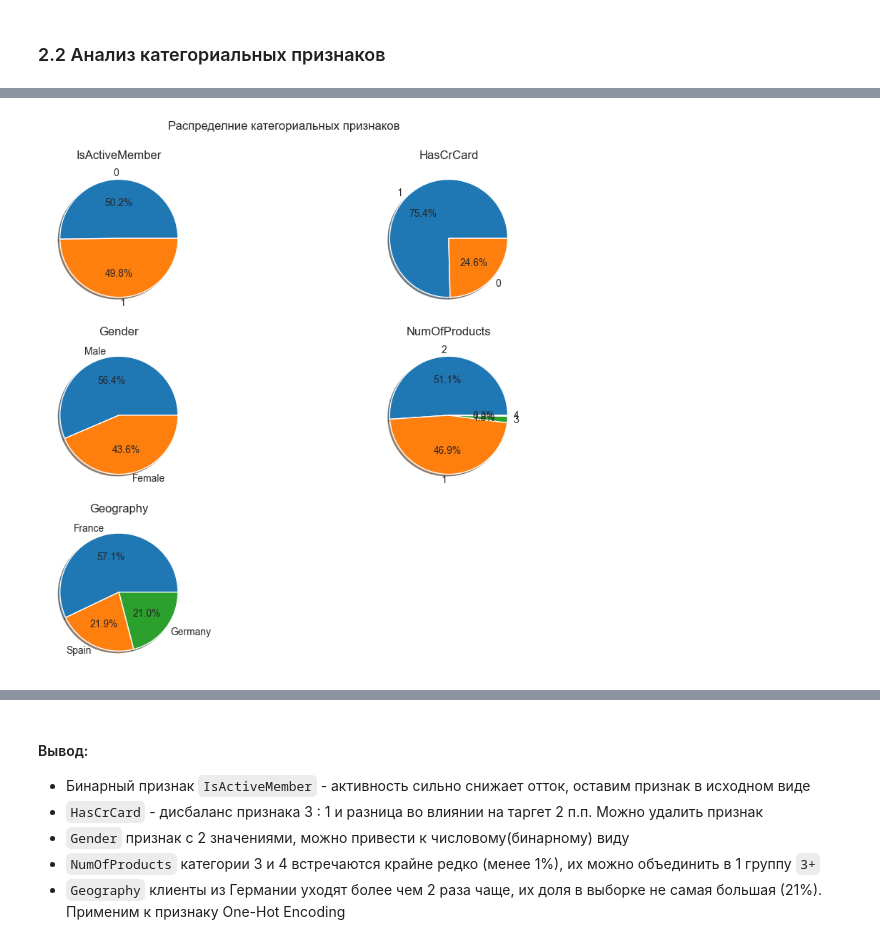
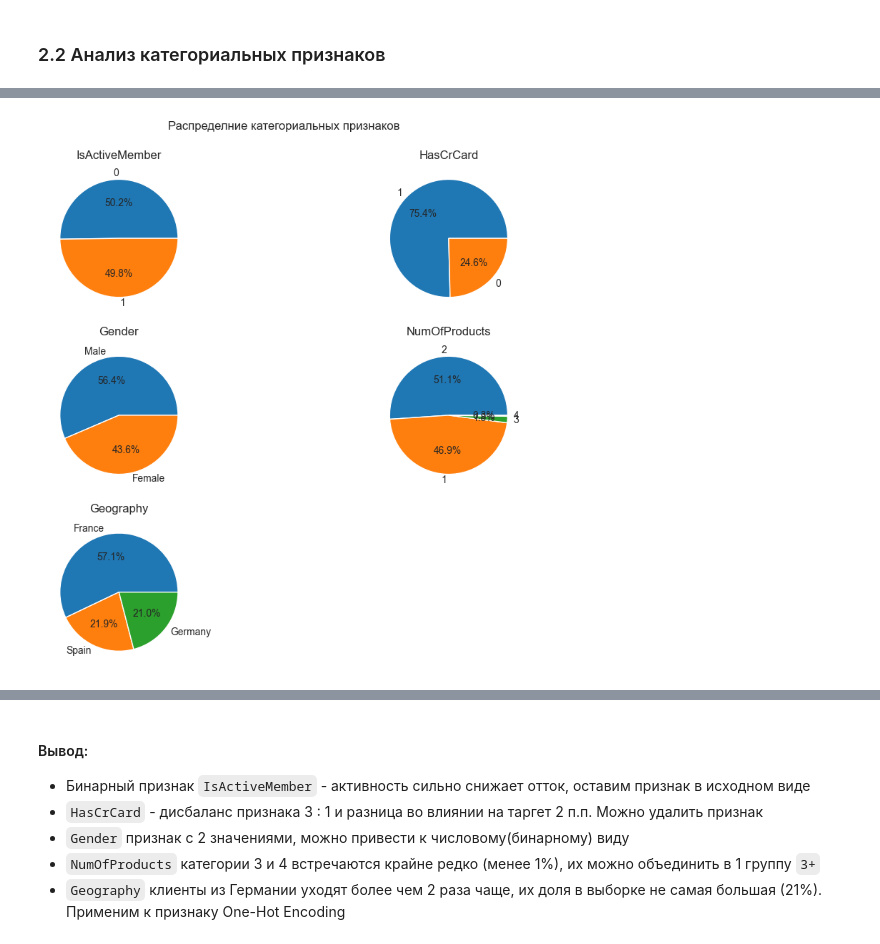
Before and after one commit to LinkiChmu/Bank_customer_churn_prediction, a Jupyter notebook: src/eda/eda.ipynb, the cells around one changed output, grey strips where cells are left out. Saved outputs shown, nothing was run; the diff lists cells and outputs as text; code cells hidden in the pictures.

```diff
--- a/src/eda/eda.ipynb
+++ b/src/eda/eda.ipynb
@@ -146,3 +148,8 @@ interval columns not set, guessing: ['CreditScore', 'Age', 'Tenure', 'Balance',
 - Категориальные признаки: `IsActiveMember`, `HasCrCard`, `Gender`, `NumOfProducts`, `Geography`
 # %% [markdown]
 ### 2.2 Анализ категориальных признаков
+# %%
+cat_cols = ['IsActiveMember', 'HasCrCard', 'Gender', 'NumOfProducts', 'Geography']
+for col in cat_cols:
+    print(X[col].value_counts())
+    print()
@@ -149,21 +174,19 @@ interval columns not set, guessing: ['CreditScore', 'Age', 'Tenure', 'Balance',
 # %%
-cat_cols = ['IsActiveMember', 'HasCrCard', 'Gender', 'NumOfProducts', 'Geography']
 fig, axes = plt.subplots(nrows=3, ncols=2, figsize=(10, 8))
 fig.suptitle("Распределние категориальных признаков")
 
 for ax, col in zip(axes.ravel(), cat_cols):
     counts = X[col].value_counts()
     ax.pie(counts,
            labels=counts.index,
-           autopct='%1.1f%%',
-           shadow=True,)
+           autopct='%1.1f%%')
     ax.set_title(col)
 
 axes[2][1].axis('off') # Скрываем пустой шестой график
 plt.tight_layout(pad=1.5)
 plt.show()
 # %% [output]
-[figure, old version]
+[figure, new version]
 # %%
 for feature in cat_cols:
     # Считаем % оттока по категориям
```
Also changed, not shown: parts of 9 cells of this notebook, 1 other file.
